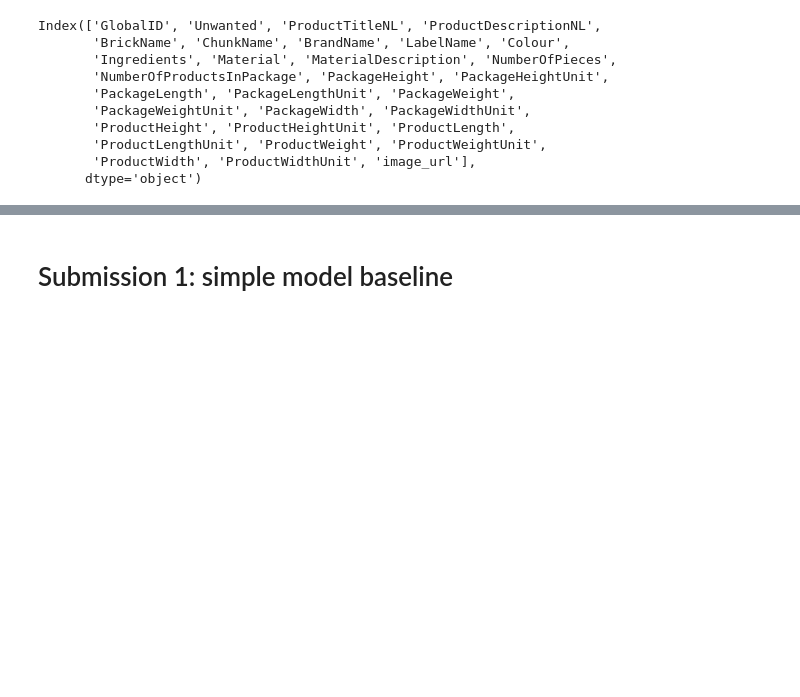
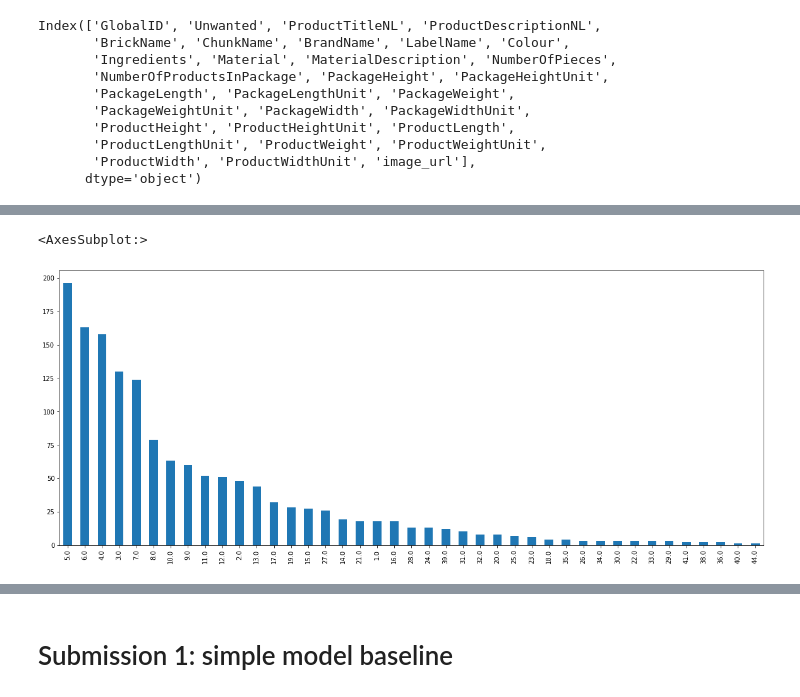
Before and after one commit to wlongxiang/bolcomp, a Jupyter notebook: unwanted_product_challenge.ipynb, the cells around one changed output, grey strips where cells are left out. Cells and saved outputs as stored; diff of their text form; code cells hidden in the pictures; blank space fills up the shorter version.

```diff
--- a/unwanted_product_challenge.ipynb
+++ b/unwanted_product_challenge.ipynb
@@ -59,0 +212,7 @@ X_train.head()
+# %%
+fig = plt.figure(figsize=(20,8))
+
+pos_train_df.ProductTitleNL.str.split().str.len().value_counts().plot(kind="bar")
+# %% [output]
+<AxesSubplot:>
+[figure, added]
```
Also changed, not shown: parts of 67 cells of this notebook, 2 other files.
